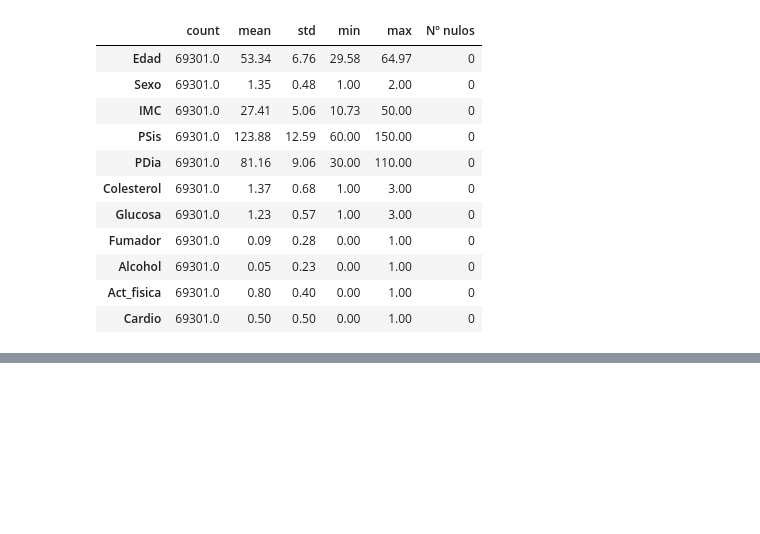
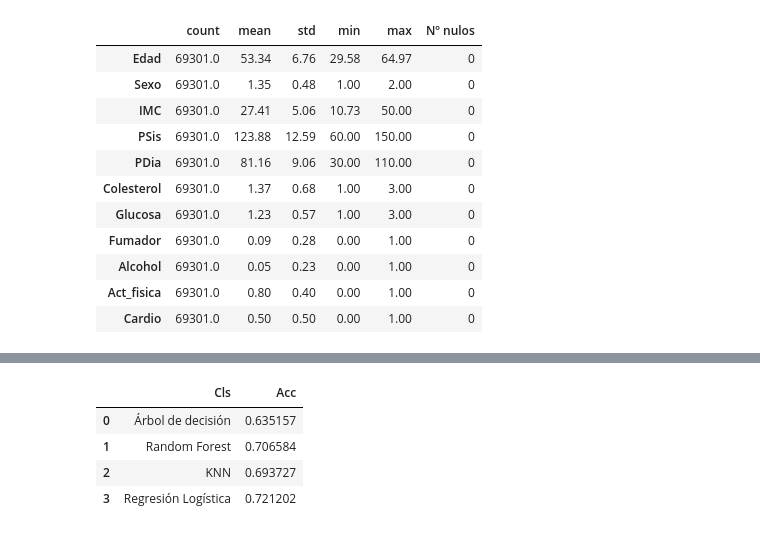
Before and after one commit to Robertoguisasola/Mineria, a Jupyter notebook: Entrega_Final.ipynb, the cells around one changed output, grey strips where cells are left out. Cells and saved outputs as stored; diff of their text form; code cells hidden in the pictures; blank space fills up the shorter version.

```diff
--- a/Entrega_Final.ipynb
+++ b/Entrega_Final.ipynb
@@ -594,0 +635,53 @@ Lanzo experimentos por primera vez
+# %%
+from sklearn.metrics import *
+
+def get_accuracy(dict_results, model_id, n_folds):
+    """
+    Calcula la media de las accuracy para un clasificador en un número de folds determinado.
+
+    Args:
+        dict_results : dict
+            Diccionario que contiene los resultados de la ejecución de distintos clasificadores en diferentes folds.
+        model_id : str
+            Identificador del clasificador del que se desea obtener la accuracy.
+        n_folds : int
+            Número total de folds.
+
+    Returns:
+        float : Media de las accuracy para el clasificador en los diferentes folds.
+    """
+    accs = []
+    for i in range(n_folds):
+        y_true, y_pred = dict_results[(model_id, i)]
+        acc = accuracy_score(y_true, y_pred)
+        accs.append(acc)
+    return np.mean(accs)
+
+def get_acc_table(results_file_path, clasificadores, folds):
+    """
+    Calcula la media de las accuracy para un clasificador en un número de folds determinado.
+
+    Args:
+        results_file_path : url
+            Drección url local que indica donde se encuentra almacenado el fichero con los datos. Posteriormente lo importará y creará un diccionario a partir de ese fichero.
+        clasificadores : list
+            Listado de clasificadores que han sido empleados y de los cuales se desea obtener sus medias.
+        n_folds : int
+            Número total de folds.
+
+    Returns:
+        DataFrame : DataFrame que almacena las medias de todos los clasificadores empleados.
+    """
+    medias = {}
+    dict = load_results(results_path=results_file_path)
+    for i in clasificadores:
+        medias[i] = get_accuracy(dict, i, folds)
+    return pd.DataFrame(medias.items(), columns=['Cls', 'Acc'])
+
+get_acc_table(results_file_path,clasificadores.keys(),folds)
+# %% [output]
+|  | Cls | Acc |
+| 0 | Árbol de decisión | 0.635157 |
+| 1 | Random Forest | 0.706584 |
+| 2 | KNN | 0.693727 |
+| 3 | Regresión Logística | 0.721202 |
```
Also changed, not shown: parts of 11 cells of this notebook.
